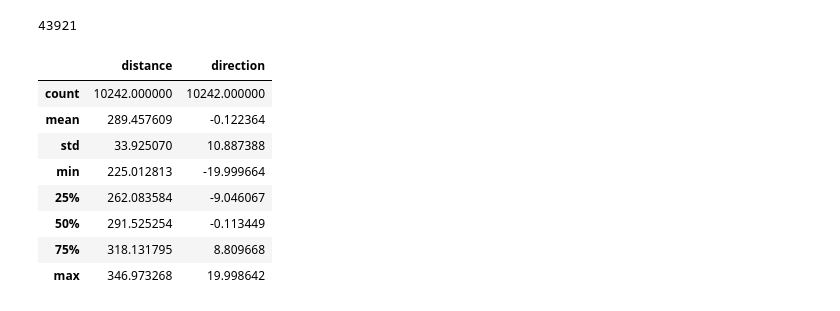
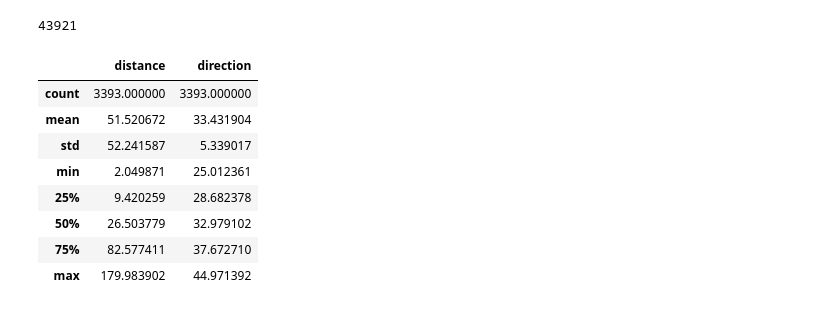
Before and after one commit to ayusharora99/ShiftR, a Jupyter notebook: ShiftR_Traditional_Field_Cluster.ipynb, the cells around one changed output. Saved outputs shown, nothing was run; the diff lists cells and outputs as text; code cells hidden in the pictures.

```diff
--- a/ShiftR_Traditional_Field_Cluster.ipynb
+++ b/ShiftR_Traditional_Field_Cluster.ipynb
@@ -96,17 +96,17 @@ traditional_LF = training_data.loc[training_data['traditional_cluster'] == 7]
 traditional_CF = training_data.loc[training_data['traditional_cluster'] == 8]
 traditional_RF = training_data.loc[training_data['traditional_cluster'] == 9]
 # %%
-traditional_CF[['distance','direction']].describe()
+traditional_1B[['distance','direction']].describe()
 # %% [output]
 |  | distance | direction |
-| count | 10242.000000 | 10242.000000 |
-| mean | 289.457609 | -0.122364 |
-| std | 33.925070 | 10.887388 |
-| min | 225.012813 | -19.999664 |
-| 25% | 262.083584 | -9.046067 |
-| 50% | 291.525254 | -0.113449 |
-| 75% | 318.131795 | 8.809668 |
-| max | 346.973268 | 19.998642 |
+| count | 3393.000000 | 3393.000000 |
+| mean | 51.520672 | 33.431904 |
+| std | 52.241587 | 5.339017 |
+| min | 2.049871 | 25.012361 |
+| 25% | 9.420259 | 28.682378 |
+| 50% | 26.503779 | 32.979102 |
+| 75% | 82.577411 | 37.672710 |
+| max | 179.983902 | 44.971392 |
 # %%
 traditional_none.to_csv('college_trad_none.csv')
 traditional_1B.to_csv('college_trad_1B.csv')
```
Also changed, not shown: parts of 3 cells of this notebook, 2 other files.
